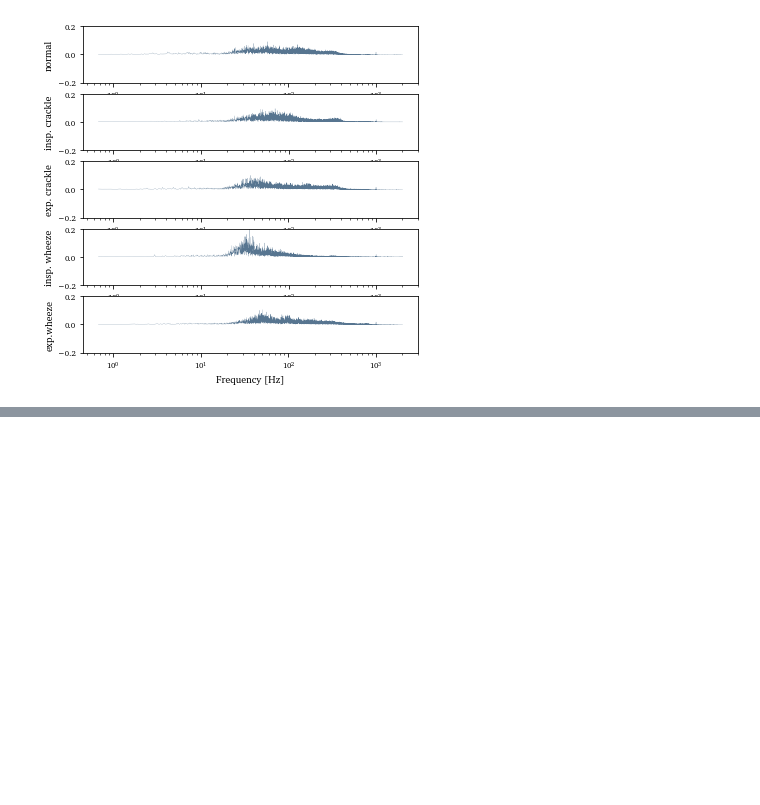
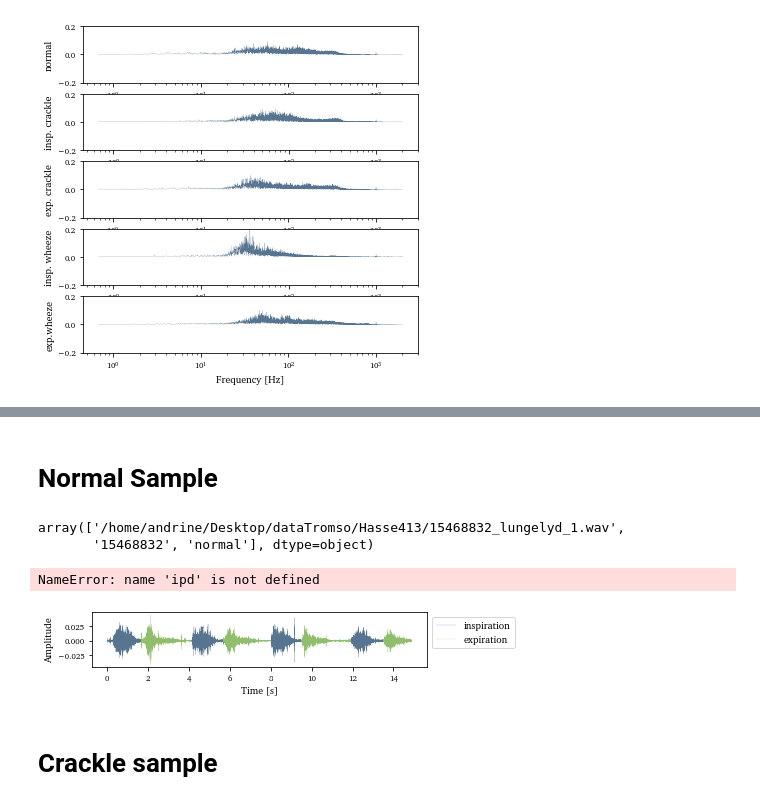
Before and after one commit to AndrineElse/AndrineElsetronning_Master2021, a Jupyter notebook: src/visualization/visualize_hear_UiT.ipynb, the cells around one changed output, grey strips where cells are left out. Saved outputs shown, nothing was run; the diff lists cells and outputs as text; code cells hidden in the pictures; blank space fills up the shorter version.

```diff
--- a/src/visualization/visualize_hear_UiT.ipynb
+++ b/src/visualization/visualize_hear_UiT.ipynb
@@ -342,0 +463,72 @@ f.savefig(figure_path + f'lung_sound_uit_ex_fft.pdf', bbox_inches='tight')
+# %% [markdown]
+# Normal Sample
+# %%
+import pickle
+
+with open(module_path + '/data/tromsoSummary.pkl', 'rb') as f:
+    summary = pickle.load(f)
+# %%
+summary[summary['label'] == 'normal'].values[0]
+# %% [output]
+array(['/home/andrine/Desktop/dataTromso/Hasse413/15468832_lungelyd_1.wav',
+       '15468832', 'normal'], dtype=object)
+# %%
+x_vals_insp1 = (0, np.where(x >= 1.68)[0][0])
+x_vals_exp1 = (np.where(x >= 1.68)[0][0], np.where(x >= 4.11)[0][0])
+
+x_vals_insp2 = (np.where(x >= 4.11)[0][0], np.where(x >= 5.68)[0][0])
+x_vals_exp2 = (np.where(x >= 5.68)[0][0], np.where(x >= 8.01)[0][0])
+
+x_vals_insp3 = (np.where(x >= 8.01)[0][0], np.where(x >= 9.5)[0][0])
+x_vals_exp3 = (np.where(x >= 9.5)[0][0], np.where(x >= 11.911)[0][0])
+
+x_vals_insp4 = (np.where(x >= 11.911)[0][0], np.where(x >= 13.51)[0][0])
+x_vals_exp4 = (np.where(x >= 13.51)[0][0], -1)
+# %%
+file = '/home/andrine/Desktop/dataTromso/Hasse413/15468832_lungelyd_1.wav'
+
+sr, audio = utility.read_wav_file(file, target_rate)
+audio = utility.denoise_audio(audio)
+audio, sr = utility.downsample(audio, sr, 8000), 8000
+audio = np.apply_along_axis(bandpass_filter, 0, audio).astype('float64')
+
+
+duration = float(len(audio)) / sr
+T = 1.0/sr
+N = int(duration / T)
+x = np.linspace(0.0, N*T, N +1 )
+if len(x) != len(audio):
+    x = np.linspace(0.0, N*T, N)
+
+fig, ax = plt.subplots(1,1)
+fig.set_size_inches(6, 1)
+
+ax.plot(x[x_vals_insp1[0]:x_vals_insp1[1]], audio[x_vals_insp1[0]:x_vals_insp1[1]], linewidth = 0.2, c = colors[2])
+ax.plot(x[x_vals_insp2[0]:x_vals_insp2[1]], audio[x_vals_insp2[0]:x_vals_insp2[1]], linewidth = 0.2, c = colors[2])
+ax.plot(x[x_vals_insp3[0]:x_vals_insp3[1]], audio[x_vals_insp3[0]:x_vals_insp3[1]], linewidth = 0.2, c = colors[2])
+ax.plot(x[x_vals_insp4[0]:x_vals_insp4[1]], audio[x_vals_insp4[0]:x_vals_insp4[1]], linewidth = 0.2, c = colors[2], label = 'inspiration')
+
+c_exp = '#90BE6D'
+ax.plot(x[x_vals_exp1[0]:x_vals_exp1[1]], audio[x_vals_exp1[0]:x_vals_exp1[1]], linewidth = 0.2, c = c_exp)
+ax.plot(x[x_vals_exp2[0]:x_vals_exp2[1]], audio[x_vals_exp2[0]:x_vals_exp2[1]], linewidth = 0.2, c = c_exp)
+ax.plot(x[x_vals_exp3[0]:x_vals_exp3[1]], audio[x_vals_exp3[0]:x_vals_exp3[1]], linewidth = 0.2, c = c_exp)
+ax.plot(x[x_vals_exp4[0]:x_vals_exp4[1]], audio[x_vals_exp4[0]:x_vals_exp4[1]], linewidth = 0.2, c = c_exp, label = 'expiration')
+
+
+for label in ax.get_yticklabels() :
+        label.set_fontproperties(font_small)
+for label in ax.get_xticklabels() :
+    label.set_fontproperties(font_small)
+
+ax.set_ylabel('Amplitude', fontproperties = font)
+ax.set_xlabel('Time [s]', fontproperties = font)
+
+ax.legend(bbox_to_anchor=(1, 1), prop = font)
+
+fig.savefig(figure_path + f'normal_cycle_marked.pdf', bbox_inches='tight')
+ipd.Audio(audio, rate=sr) # load a NumPy array
+# %% [output]
+NameError: name 'ipd' is not defined
+[figure, added]
+# %% [markdown]
+# Crackle sample
```
Also changed, not shown: parts of 8 cells of this notebook, 5 other files.
